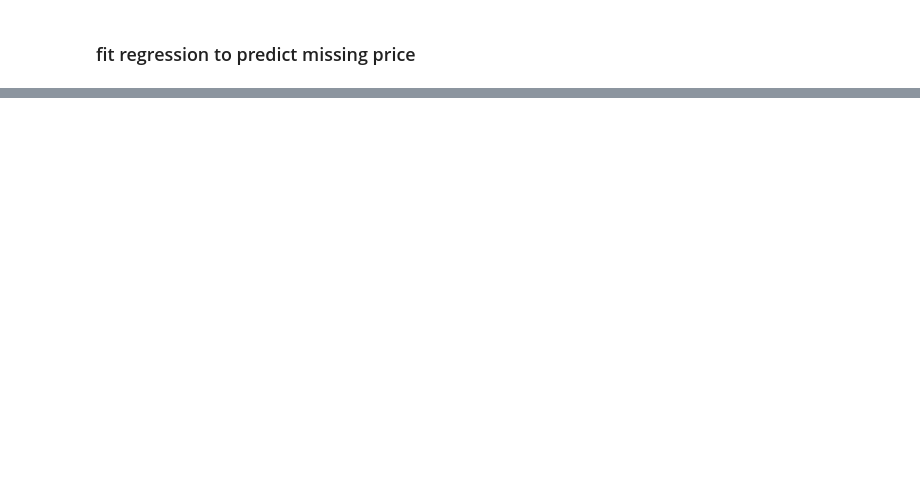
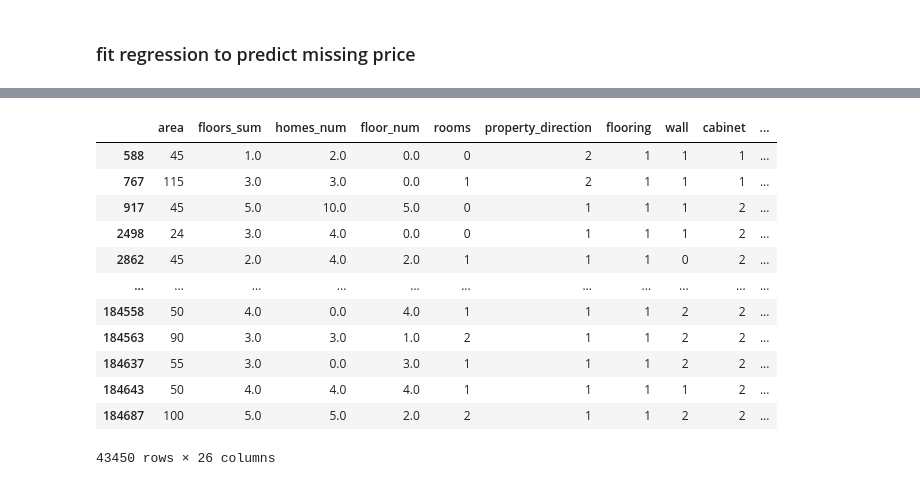
Before and after one commit to mostafamhmdi/bachelor-final-project, a Jupyter notebook: Codes/sales_analyzing.ipynb, the cells around one changed output, grey strips where cells are left out. Drawn from its saved outputs; the diff is of its cells as text; code cells hidden in the pictures; blank space fills up the shorter version.

```diff
--- a/Codes/sales_analyzing.ipynb
+++ b/Codes/sales_analyzing.ipynb
@@ -311,0 +691,16 @@ Name: wall, Length: 184729, dtype: object
+# %%
+data_missing_price
+# %% [output]
+|  | area | floors_sum | homes_num | floor_num | rooms | property_direction | flooring | wall | cabinet | ... |
+| 588 | 45 | 1.0 | 2.0 | 0.0 | 0 | 2 | 1 | 1 | 1 | ... |
+| 767 | 115 | 3.0 | 3.0 | 0.0 | 1 | 2 | 1 | 1 | 1 | ... |
+| 917 | 45 | 5.0 | 10.0 | 5.0 | 0 | 1 | 1 | 1 | 2 | ... |
+| 2498 | 24 | 3.0 | 4.0 | 0.0 | 0 | 1 | 1 | 1 | 2 | ... |
+| 2862 | 45 | 2.0 | 4.0 | 2.0 | 1 | 1 | 1 | 0 | 2 | ... |
+| ... | ... | ... | ... | ... | ... | ... | ... | ... | ... | ... |
+| 184558 | 50 | 4.0 | 0.0 | 4.0 | 1 | 1 | 1 | 2 | 2 | ... |
+| 184563 | 90 | 3.0 | 3.0 | 1.0 | 2 | 1 | 1 | 2 | 2 | ... |
+| 184637 | 55 | 3.0 | 0.0 | 3.0 | 1 | 1 | 1 | 2 | 2 | ... |
+| 184643 | 50 | 4.0 | 4.0 | 4.0 | 1 | 1 | 1 | 1 | 2 | ... |
+| 184687 | 100 | 5.0 | 5.0 | 2.0 | 2 | 1 | 1 | 2 | 2 | ... |
+43450 rows × 26 columns
```
Also changed, not shown: parts of 23 cells of this notebook.
